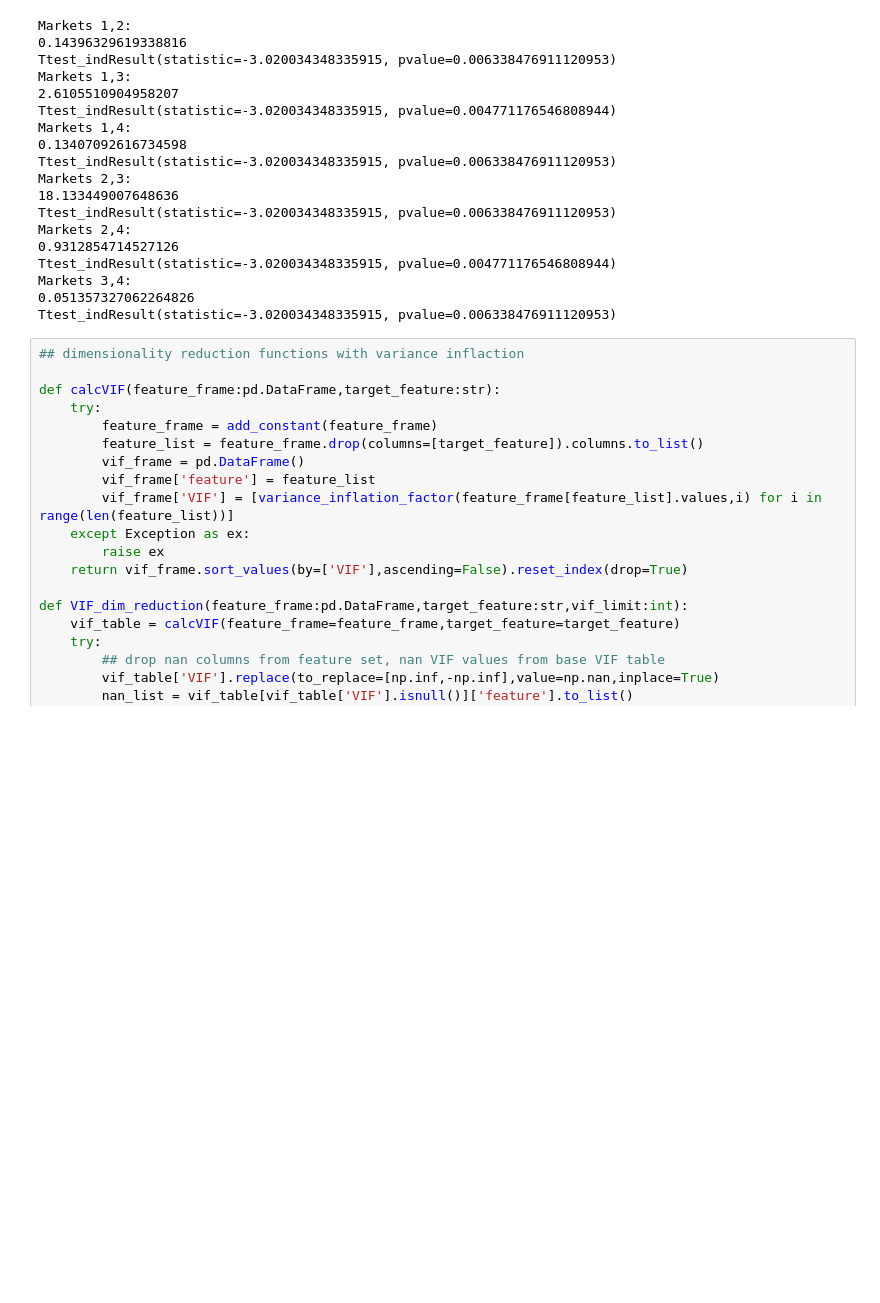
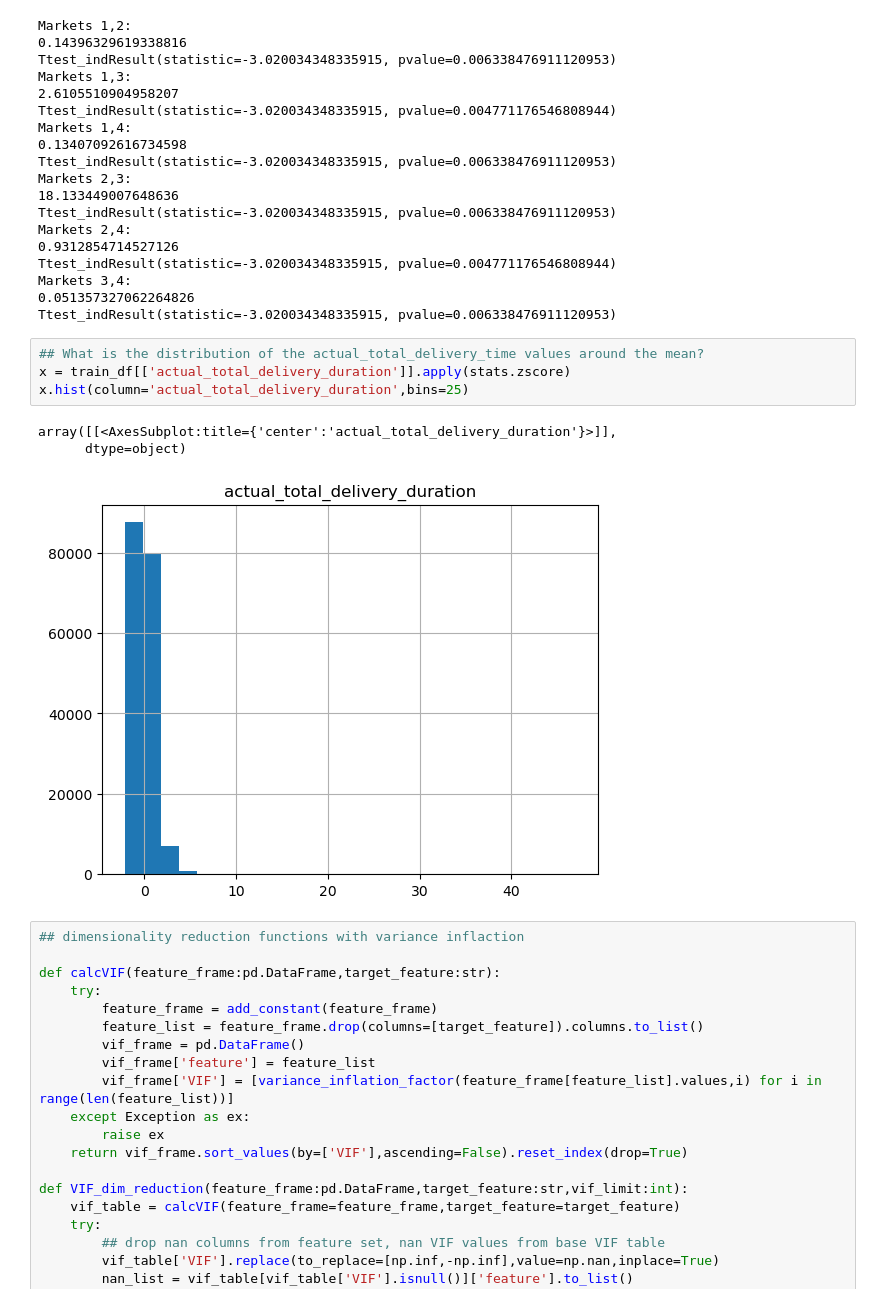
Before and after one commit to Tanag3r/stratascratch_projects, a Jupyter notebook: doordash_delivery_est/doordash_est.ipynb, the cells around one changed output. Drawn from its saved outputs; the diff is of its cells as text; blank space fills up the shorter version.

```diff
--- a/doordash_delivery_est/doordash_est.ipynb
+++ b/doordash_delivery_est/doordash_est.ipynb
@@ -320,6 +322,14 @@ Ttest_indResult(statistic=-3.020034348335915, pvalue=0.004771176546808944)
 Markets 3,4:
 0.051357327062264826
 Ttest_indResult(statistic=-3.020034348335915, pvalue=0.006338476911120953)
+# %%
+## What is the distribution of the actual_total_delivery_time values around the mean?
+x = train_df[['actual_total_delivery_duration']].apply(stats.zscore)
+x.hist(column='actual_total_delivery_duration',bins=25)
+# %% [output]
+array([[<AxesSubplot:title={'center':'actual_total_delivery_duration'}>]],
+      dtype=object)
+[figure, added]
 # %%
 ## dimensionality reduction functions with variance inflaction
 
```
Also changed, not shown: parts of 14 cells of this notebook.
